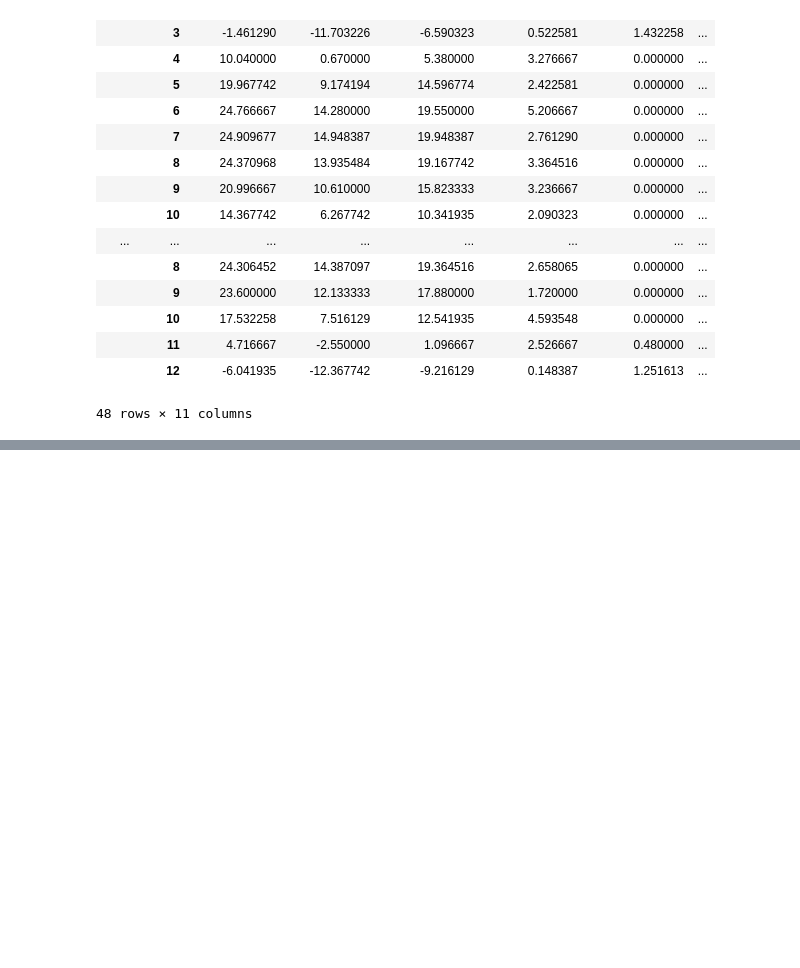
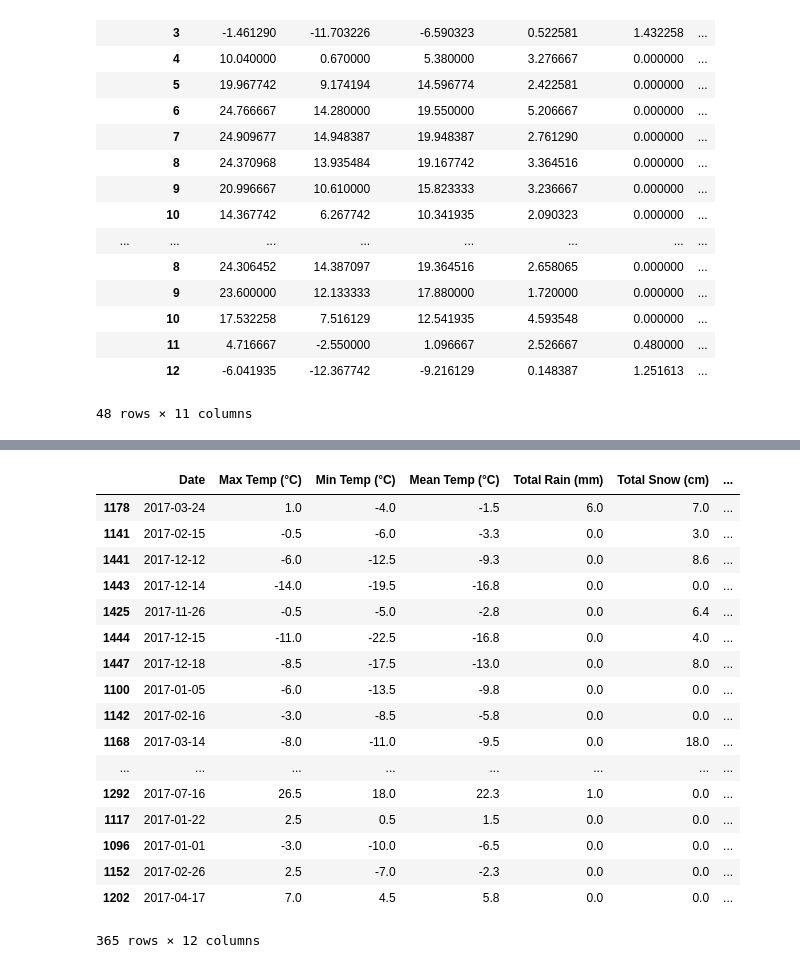
Before and after one commit to akiencore/collisionInOttawa2014to2017, a Jupyter notebook: HPIntegration_Analysis.ipynb, the cells around one changed output, grey strips where cells are left out. Cells and saved outputs as stored; diff of their text form; code cells hidden in the pictures; blank space fills up the shorter version.

```diff
--- a/HPIntegration_Analysis.ipynb
+++ b/HPIntegration_Analysis.ipynb
@@ -351,0 +580,21 @@ df_avg
+# %%
+wt1417[wt1417["Year"]==2017].sort_values(["Number of Collisions"], ascending=[0])
+# %% [output]
+|  | Date | Max Temp (°C) | Min Temp (°C) | Mean Temp (°C) | Total Rain (mm) | Total Snow (cm) | ... |
+| 1178 | 2017-03-24 | 1.0 | -4.0 | -1.5 | 6.0 | 7.0 | ... |
+| 1141 | 2017-02-15 | -0.5 | -6.0 | -3.3 | 0.0 | 3.0 | ... |
+| 1441 | 2017-12-12 | -6.0 | -12.5 | -9.3 | 0.0 | 8.6 | ... |
+| 1443 | 2017-12-14 | -14.0 | -19.5 | -16.8 | 0.0 | 0.0 | ... |
+| 1425 | 2017-11-26 | -0.5 | -5.0 | -2.8 | 0.0 | 6.4 | ... |
+| 1444 | 2017-12-15 | -11.0 | -22.5 | -16.8 | 0.0 | 4.0 | ... |
+| 1447 | 2017-12-18 | -8.5 | -17.5 | -13.0 | 0.0 | 8.0 | ... |
+| 1100 | 2017-01-05 | -6.0 | -13.5 | -9.8 | 0.0 | 0.0 | ... |
+| 1142 | 2017-02-16 | -3.0 | -8.5 | -5.8 | 0.0 | 0.0 | ... |
+| 1168 | 2017-03-14 | -8.0 | -11.0 | -9.5 | 0.0 | 18.0 | ... |
+| ... | ... | ... | ... | ... | ... | ... | ... |
+| 1292 | 2017-07-16 | 26.5 | 18.0 | 22.3 | 1.0 | 0.0 | ... |
+| 1117 | 2017-01-22 | 2.5 | 0.5 | 1.5 | 0.0 | 0.0 | ... |
+| 1096 | 2017-01-01 | -3.0 | -10.0 | -6.5 | 0.0 | 0.0 | ... |
+| 1152 | 2017-02-26 | 2.5 | -7.0 | -2.3 | 0.0 | 0.0 | ... |
+| 1202 | 2017-04-17 | 7.0 | 4.5 | 5.8 | 0.0 | 0.0 | ... |
+365 rows × 12 columns
```
Also changed, not shown: parts of 16 cells of this notebook.
